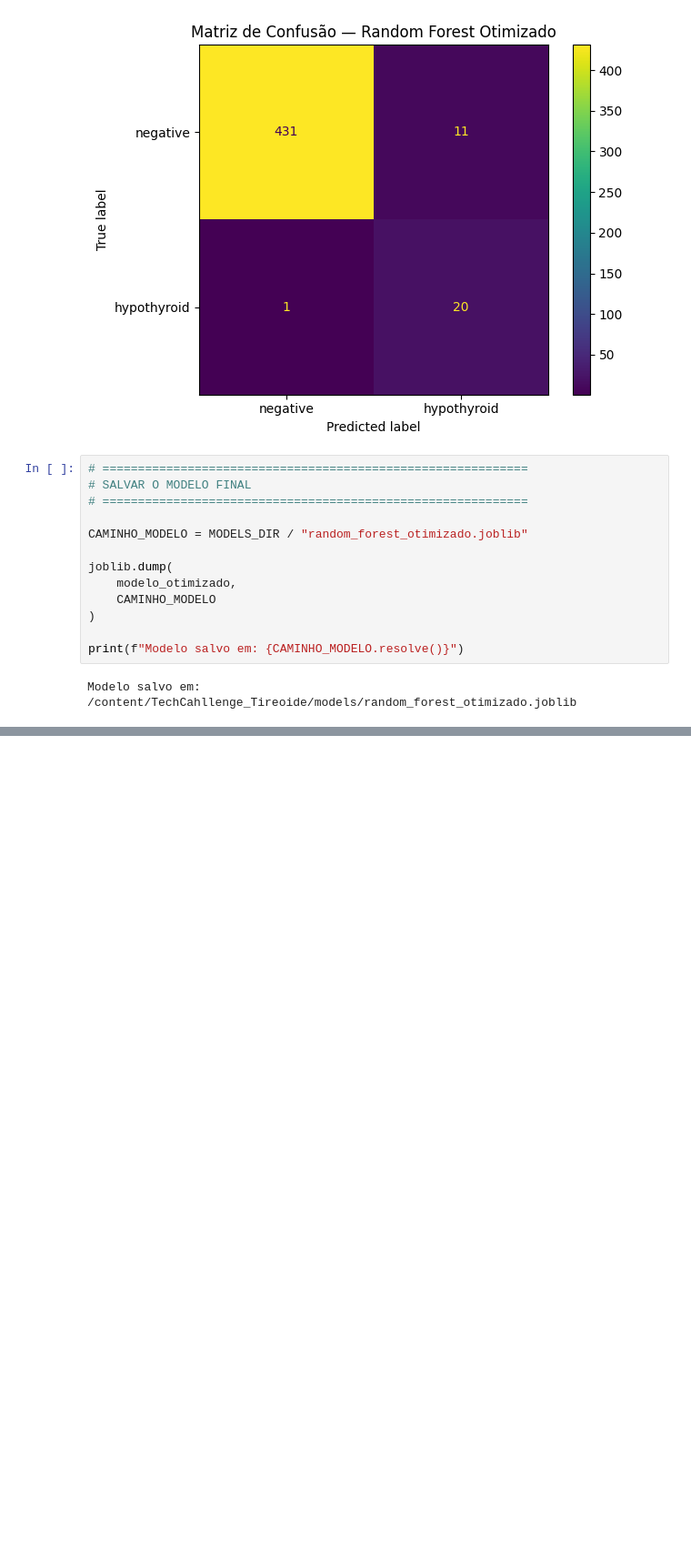
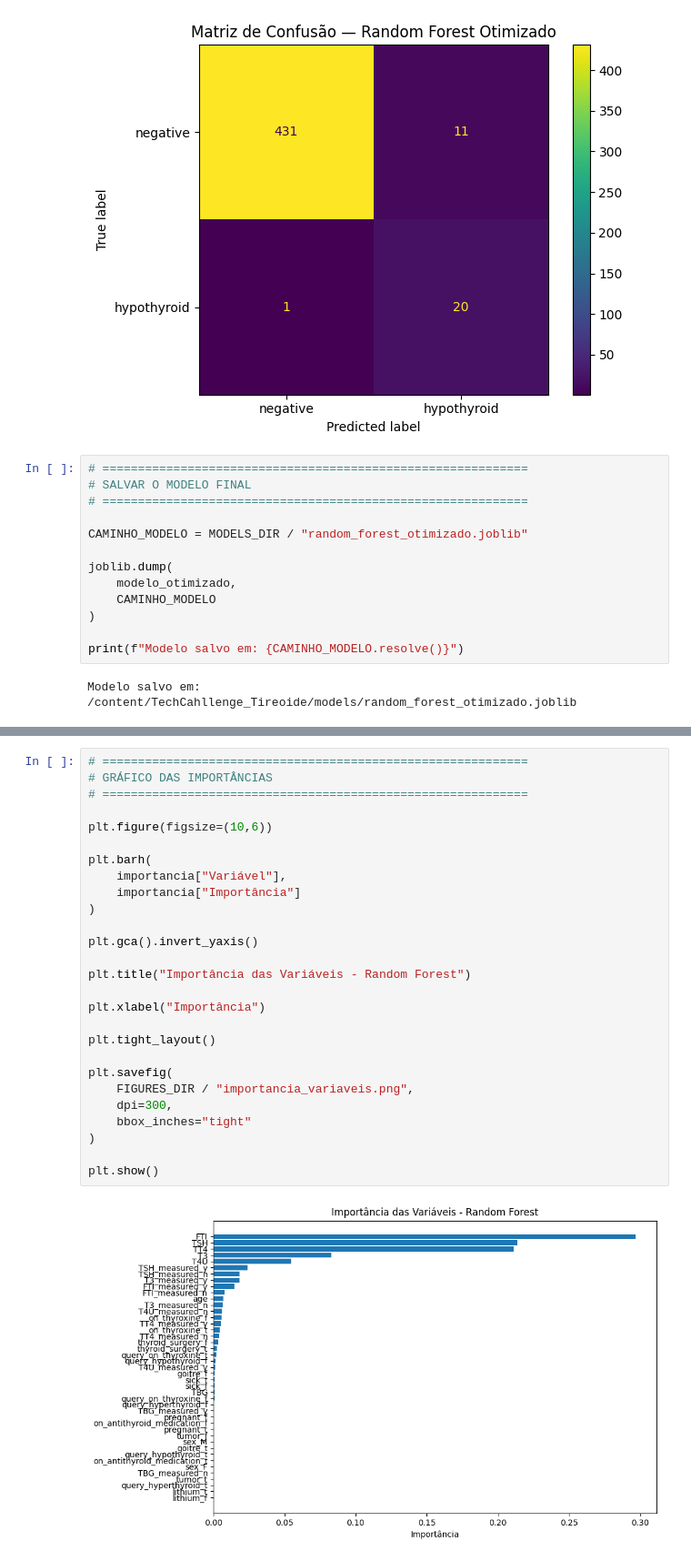
Before and after one commit to Val-Faria/tech-challenge-ia-saude, a Jupyter notebook: 02_otimizacao_hiperparametros_ag.ipynb, the cells around one changed output, grey strips where cells are left out. Shown at 91% size. Saved outputs shown, nothing was run; the diff lists cells and outputs as text; blank space fills up the shorter version.

```diff
--- a/02_otimizacao_hiperparametros_ag.ipynb
+++ b/02_otimizacao_hiperparametros_ag.ipynb
@@ -1321,0 +1392,29 @@ Modelo salvo em: /content/TechCahllenge_Tireoide/models/random_forest_otimizado.
+# %%
+# ============================================================
+# GRÁFICO DAS IMPORTÂNCIAS
+# ============================================================
+
+plt.figure(figsize=(10,6))
+
+plt.barh(
+    importancia["Variável"],
+    importancia["Importância"]
+)
+
+plt.gca().invert_yaxis()
+
+plt.title("Importância das Variáveis - Random Forest")
+
+plt.xlabel("Importância")
+
+plt.tight_layout()
+
+plt.savefig(
+    FIGURES_DIR / "importancia_variaveis.png",
+    dpi=300,
+    bbox_inches="tight"
+)
+
+plt.show()
+# %% [output]
+[figure, added]
```
Also changed, not shown: parts of 5 cells of this notebook.
